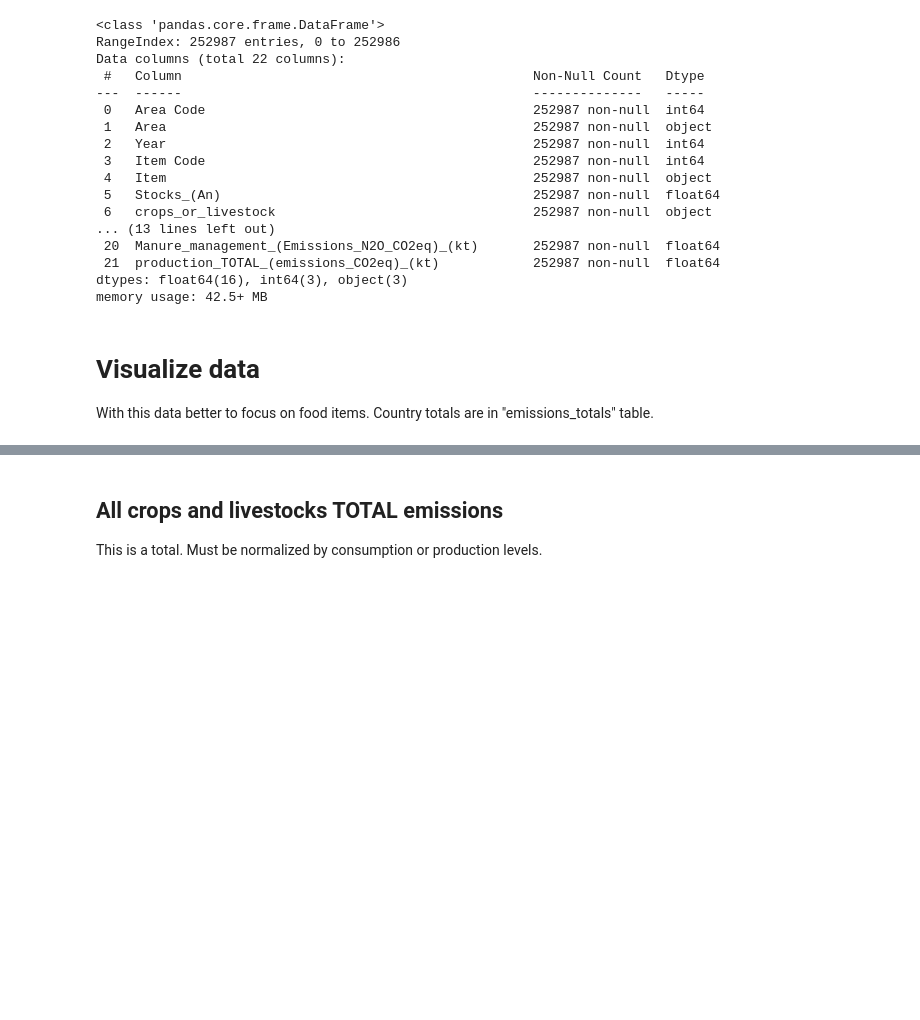
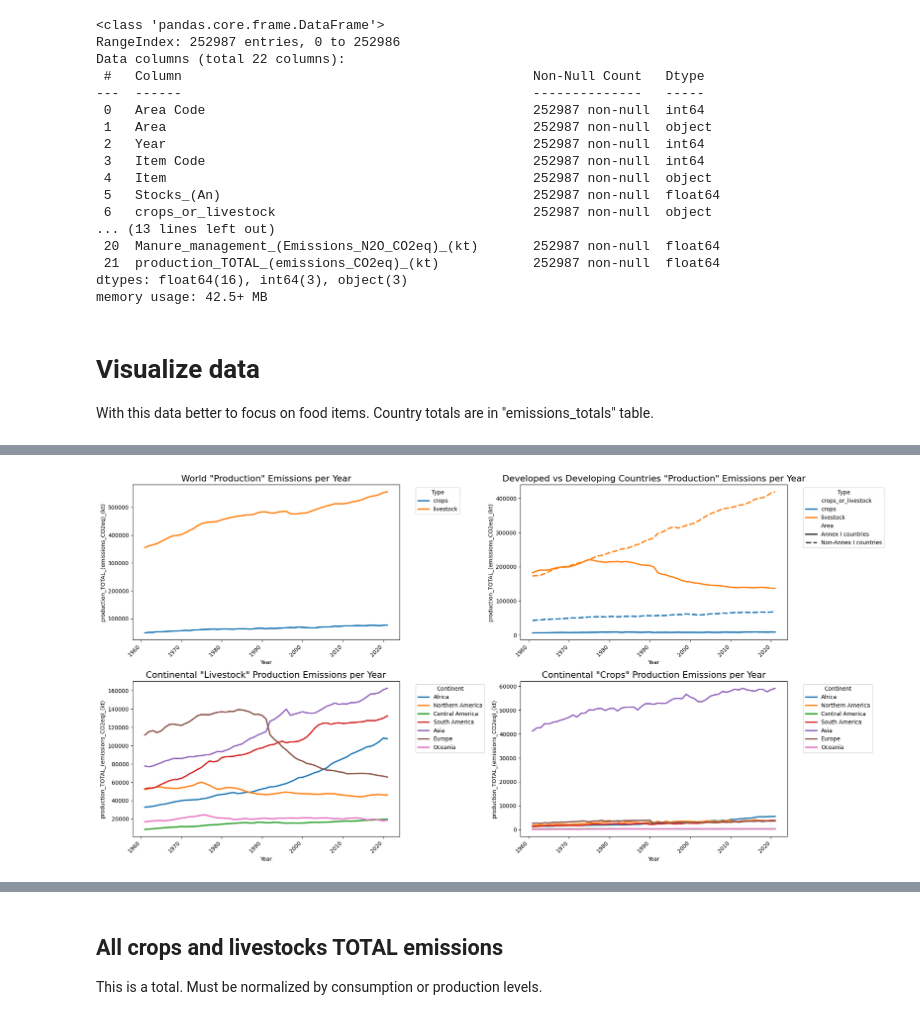
Before and after one commit to ezemriv/FAO-Food-CO2-Footprint, a Jupyter notebook: food_emissions/02_emissions_analysis_plots.ipynb, the cells around one changed output, grey strips where cells are left out. Drawn from its saved outputs; the diff is of its cells as text; code cells hidden in the pictures; blank space fills up the shorter version.

Commit message:
crops and livestock plots

```diff
--- a/food_emissions/02_emissions_analysis_plots.ipynb
+++ b/food_emissions/02_emissions_analysis_plots.ipynb
@@ -16,5 +10,5 @@ import numpy as np
 # %%
-emissions_df = pd.read_parquet(r'..\data\FAOSTAT\clean_data\all_tables_processed\tablas_emisiones\merged_food_emissions_v2.parquet')
+emissions_df = pd.read_parquet(r'..\data\FAOSTAT\clean_data\all_tables_processed\food_emissions\merged_food_emissions_v2.parquet')
 # %%
 emissions_df.info()
 # %% [output]
@@ -141,0 +87,74 @@ plt.show()
+# %%
+# Exclude fao projections
+emissions_df = emissions_df[emissions_df['Year'] <= 2022]
+# %%
+world = select_fao_region(emissions_df, region='world')
+dev_and_notdev = select_fao_region(emissions_df, region='developed')
+continents = select_fao_region(emissions_df, region='continent')
+# %%
+# Create a figure with a 2x2 grid of subplots
+fig, ((ax1, ax2), (ax3, ax4)) = plt.subplots(2, 2, figsize=(20, 10))
+
+# Plot for the world overall
+sns.lineplot(
+    data=world,
+    x="Year",
+    y="production_TOTAL_(emissions_CO2eq)_(kt)",
+    hue="crops_or_livestock",
+    errorbar=None,
+    linewidth=2.5,  # Make the lines thicker
+    ax=ax1
+)
+ax1.set_title('World "Production" Emissions per Year', fontsize=16)
+ax1.set_xticklabels(ax1.get_xticklabels(), rotation=45, ha='right')
+ax1.legend(title='Type', bbox_to_anchor=(1.05, 1), loc='upper left')
+
+# Plot for developed vs. developing countries
+sns.lineplot(
+    data=dev_and_notdev,
+    x="Year",
+    y="production_TOTAL_(emissions_CO2eq)_(kt)",
+    hue="crops_or_livestock",
+    style="Area",
+    errorbar=None,
+    linewidth=2.5,  # Make the lines thicker
+    ax=ax2
+)
+ax2.set_title('Developed vs Developing Countries "Production" Emissions per Year', fontsize=16)
+ax2.set_xticklabels(ax2.get_xticklabels(), rotation=45, ha='right')
+ax2.legend(title='Type', bbox_to_anchor=(1.05, 1), loc='upper left')
+
+# Plot for continents with livestock
+sns.lineplot(
+    data=livestock_data_continents,
+    x="Year",
+    y="production_TOTAL_(emissions_CO2eq)_(kt)",
+    hue="Area",
+    errorbar=None,
+    linewidth=2.5,  # Make the lines thicker
+    ax=ax3
+)
+ax3.set_title('Continental "Livestock" Production Emissions per Year', fontsize=16)
+ax3.set_xticklabels(ax3.get_xticklabels(), rotation=45, ha='right')
+ax3.legend(title='Continent', bbox_to_anchor=(1.05, 1), loc='upper left')
+
+# Plot for continents with crops
+sns.lineplot(
+    data=crops_data_continents,
+    x="Year",
+    y="production_TOTAL_(emissions_CO2eq)_(kt)",
+    hue="Area",
+    errorbar=None,
+    linewidth=2.5,  # Make the lines thicker
+    ax=ax4
+)
+ax4.set_title('Continental "Crops" Production Emissions per Year', fontsize=16)
+ax4.set_xticklabels(ax4.get_xticklabels(), rotation=45, ha='right')
+ax4.legend(title='Continent', bbox_to_anchor=(1.05, 1), loc='upper left')
+
+# Adjust layout and save the plot
+plt.tight_layout()
+plt.savefig('../plots/crops_vs_livestock_production_emissions_lineplot_2x2.png', dpi=300, bbox_inches='tight')
+plt.show()
+# %% [output]
+[figure, added]
```
Also changed, not shown: parts of 11 cells of this notebook, 14 other files.
